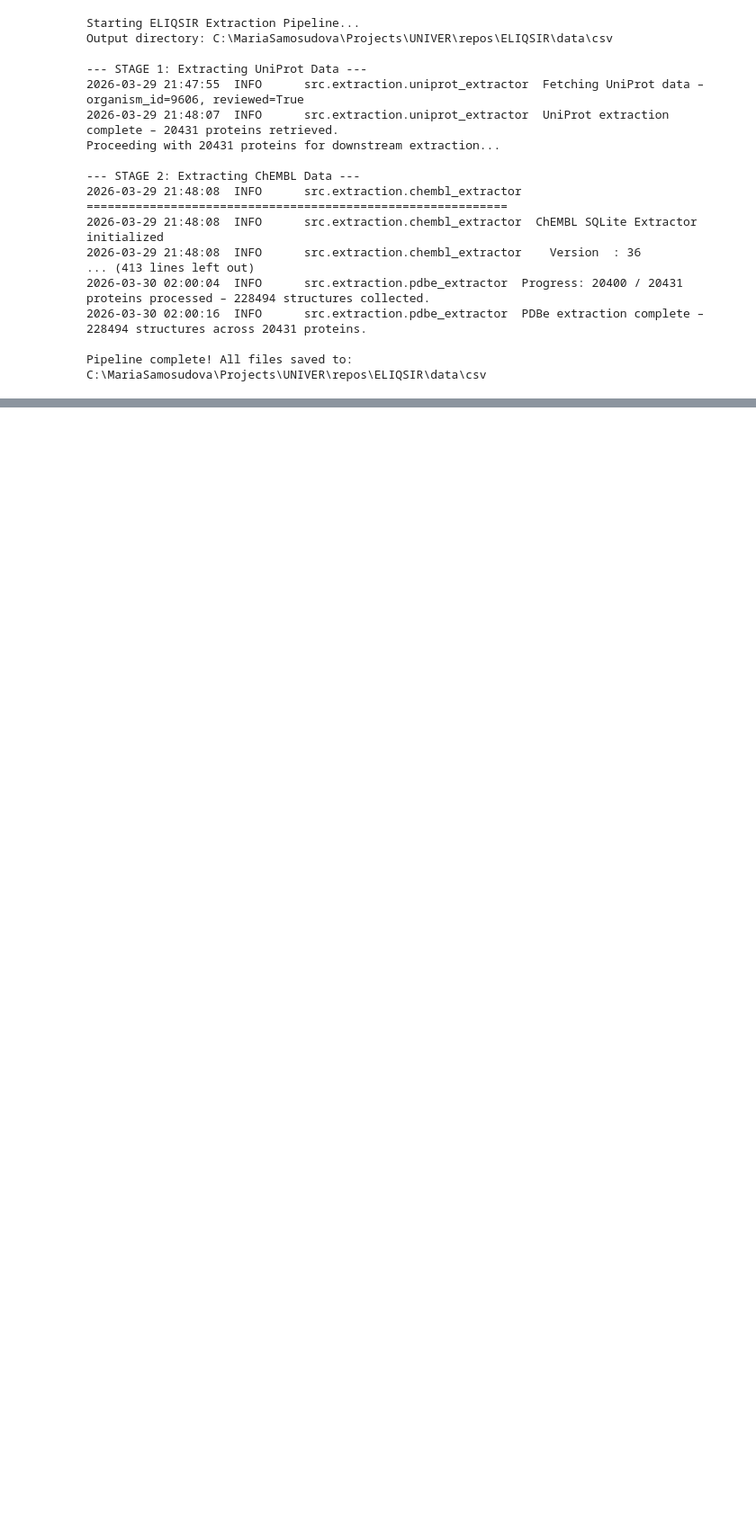
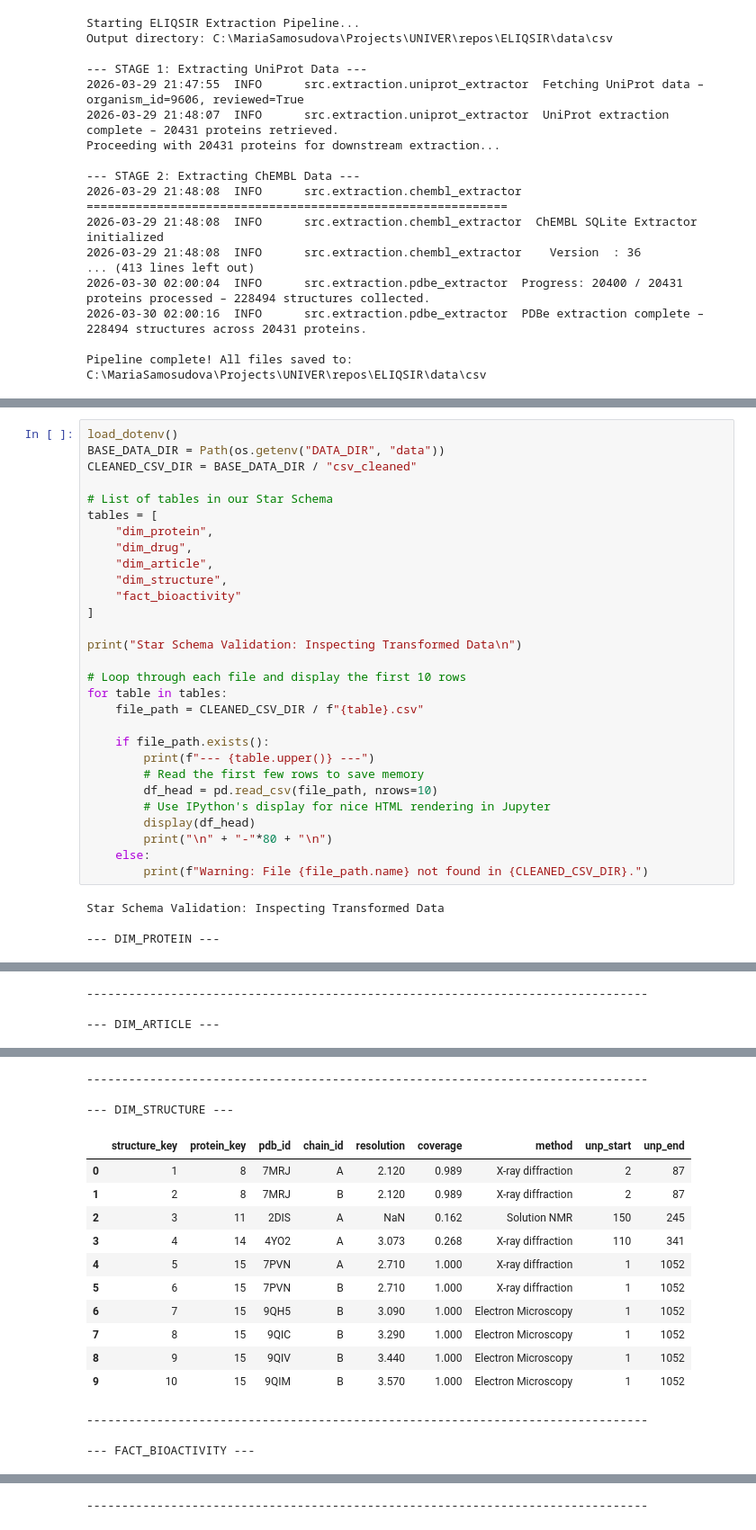
Before and after one commit to BlackSabbitch/ELIQSIR, a Jupyter notebook: ipai_project/notebooks/IPAI_dwh_setup.ipynb, the cells around one changed output, grey strips where cells are left out. Shown at 90% size. Drawn from its saved outputs; the diff is of its cells as text; blank space fills up the shorter version.

```diff
--- a/ipai_project/notebooks/IPAI_dwh_setup.ipynb
+++ b/ipai_project/notebooks/IPAI_dwh_setup.ipynb
@@ -229,0 +388,33 @@ Pipeline complete! All files saved to: C:\MariaSamosudova\Projects\UNIVER\repos\
+# %%
+load_dotenv()
+BASE_DATA_DIR = Path(os.getenv("DATA_DIR", "data"))
+CLEANED_CSV_DIR = BASE_DATA_DIR / "csv_cleaned"
+
+# List of tables in our Star Schema
+tables = [
+    "dim_protein",
+    "dim_drug",
+    "dim_article",
+    "dim_structure",
+    "fact_bioactivity"
+]
+
+print("Star Schema Validation: Inspecting Transformed Data\n")
+
+# Loop through each file and display the first 10 rows
+for table in tables:
+    file_path = CLEANED_CSV_DIR / f"{table}.csv"
+
+    if file_path.exists():
+        print(f"--- {table.upper()} ---")
+        # Read the first few rows to save memory
+        df_head = pd.read_csv(file_path, nrows=10)
+        # Use IPython's display for nice HTML rendering in Jupyter
+        display(df_head)
+        print("\n" + "-"*80 + "\n")
+    else:
+        print(f"Warning: File {file_path.name} not found in {CLEANED_CSV_DIR}.")
+# %% [output]
+Star Schema Validation: Inspecting Transformed Data
+
+--- DIM_PROTEIN ---
@@ -229,0 +446,3 @@ Pipeline complete! All files saved to: C:\MariaSamosudova\Projects\UNIVER\repos\
+--------------------------------------------------------------------------------
+
+--- DIM_ARTICLE ---
@@ -229,0 +460,17 @@ Pipeline complete! All files saved to: C:\MariaSamosudova\Projects\UNIVER\repos\
+--------------------------------------------------------------------------------
+
+--- DIM_STRUCTURE ---
+|  | structure_key | protein_key | pdb_id | chain_id | resolution | coverage | method | unp_start | unp_end |
+| 0 | 1 | 8 | 7MRJ | A | 2.120 | 0.989 | X-ray diffraction | 2 | 87 |
+| 1 | 2 | 8 | 7MRJ | B | 2.120 | 0.989 | X-ray diffraction | 2 | 87 |
+| 2 | 3 | 11 | 2DIS | A | NaN | 0.162 | Solution NMR | 150 | 245 |
+| 3 | 4 | 14 | 4YO2 | A | 3.073 | 0.268 | X-ray diffraction | 110 | 341 |
+| 4 | 5 | 15 | 7PVN | A | 2.710 | 1.000 | X-ray diffraction | 1 | 1052 |
+| 5 | 6 | 15 | 7PVN | B | 2.710 | 1.000 | X-ray diffraction | 1 | 1052 |
+| 6 | 7 | 15 | 9QH5 | B | 3.090 | 1.000 | Electron Microscopy | 1 | 1052 |
+| 7 | 8 | 15 | 9QIC | B | 3.290 | 1.000 | Electron Microscopy | 1 | 1052 |
+| 8 | 9 | 15 | 9QIV | B | 3.440 | 1.000 | Electron Microscopy | 1 | 1052 |
+| 9 | 10 | 15 | 9QIM | B | 3.570 | 1.000 | Electron Microscopy | 1 | 1052 |
+--------------------------------------------------------------------------------
+
+--- FACT_BIOACTIVITY ---
@@ -229,0 +488 @@ Pipeline complete! All files saved to: C:\MariaSamosudova\Projects\UNIVER\repos\
+--------------------------------------------------------------------------------
```
Also changed, not shown: parts of 12 cells of this notebook, 10 other files.
